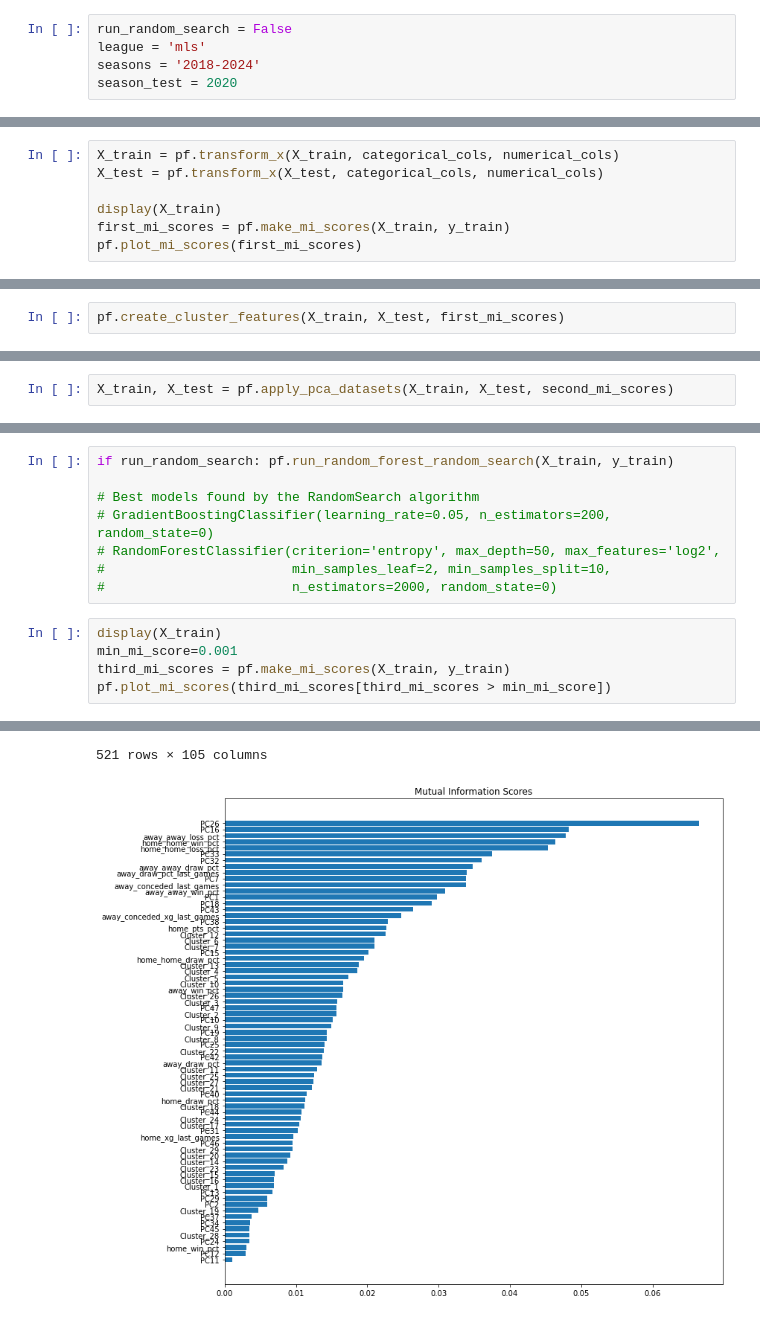
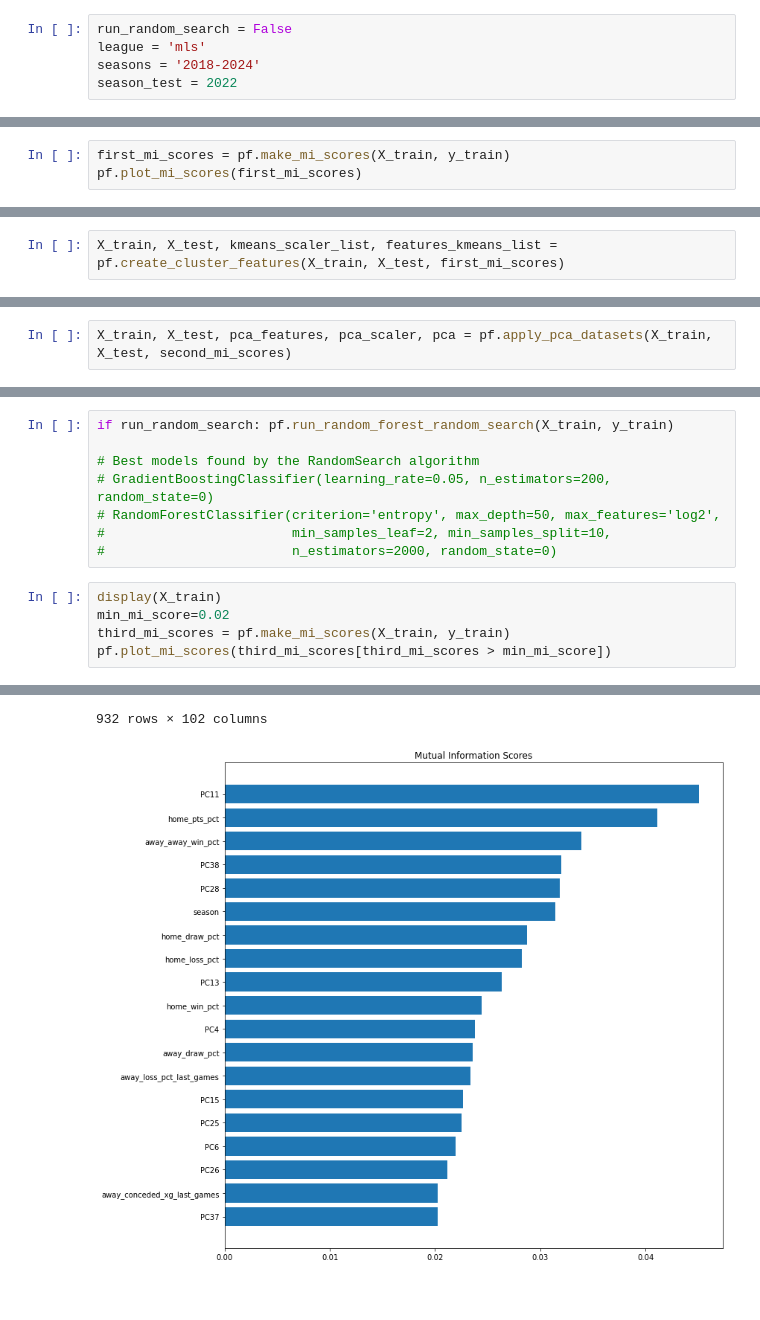
Before and after one commit to caiomelo22/football-predictor, a Jupyter notebook: predictor_v2.ipynb, the cells around one changed output, grey strips where cells are left out. Drawn from its saved outputs; the diff is of its cells as text.

```diff
--- a/predictor_v2.ipynb
+++ b/predictor_v2.ipynb
@@ -10,7 +10,7 @@ Setup Complete
 run_random_search = False
 league = 'mls'
 seasons = '2018-2024'
-season_test = 2020
+season_test = 2022
 # %%
 # Read the data
 X_full, y, X_test_full, y_test, odds_test = pf.get_league_data(league, seasons, season_test)
@@ -38,10 +38,6 @@ X_train, y_train, X_test = pf.filter_datasets(X_full, y, X_test_full, categorica
 # %%
 # hf.plot_feature_corr_chart(X_train, numerical_cols)
 # %%
-X_train = pf.transform_x(X_train, categorical_cols, numerical_cols)
-X_test = pf.transform_x(X_test, categorical_cols, numerical_cols)
-
-display(X_train)
 first_mi_scores = pf.make_mi_scores(X_train, y_train)
 pf.plot_mi_scores(first_mi_scores)
 # %% [output]
@@ -62,5 +45,5 @@ pf.plot_mi_scores(first_mi_scores)
 # %%
-pf.create_cluster_features(X_train, X_test, first_mi_scores)
+X_train, X_test, kmeans_scaler_list, features_kmeans_list = pf.create_cluster_features(X_train, X_test, first_mi_scores)
 # %% [output]
 Total features to consider when clustering: 29
 # %%
@@ -85,3 +54,3 @@ pf.plot_mi_scores(second_mi_scores)
 # %%
-X_train, X_test = pf.apply_pca_datasets(X_train, X_test, second_mi_scores)
+X_train, X_test, pca_features, pca_scaler, pca = pf.apply_pca_datasets(X_train, X_test, second_mi_scores)
 # %% [output]
@@ -96,7 +65,7 @@ if run_random_search: pf.run_random_forest_random_search(X_train, y_train)
 #                        n_estimators=2000, random_state=0)
 # %%
 display(X_train)
-min_mi_score=0.001
+min_mi_score=0.02
 third_mi_scores = pf.make_mi_scores(X_train, y_train)
 pf.plot_mi_scores(third_mi_scores[third_mi_scores > min_mi_score])
 # %% [output]
@@ -115,5 +84,5 @@ pf.plot_mi_scores(third_mi_scores[third_mi_scores > min_mi_score])
-521 rows × 105 columns
+932 rows × 102 columns
-[figure, old version]
+[figure, new version]
 # %%
 import json
 import pandas as pd
```
Also changed, not shown: parts of 9 cells of this notebook, 7 other files.
